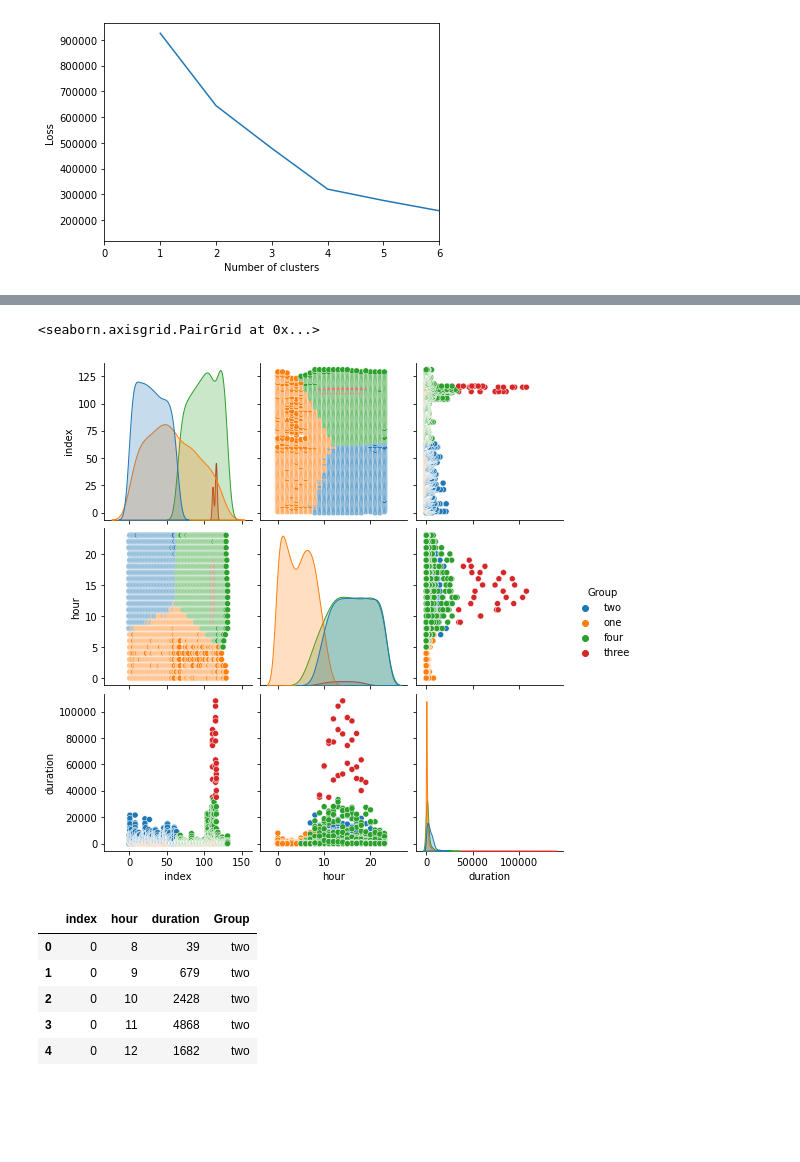
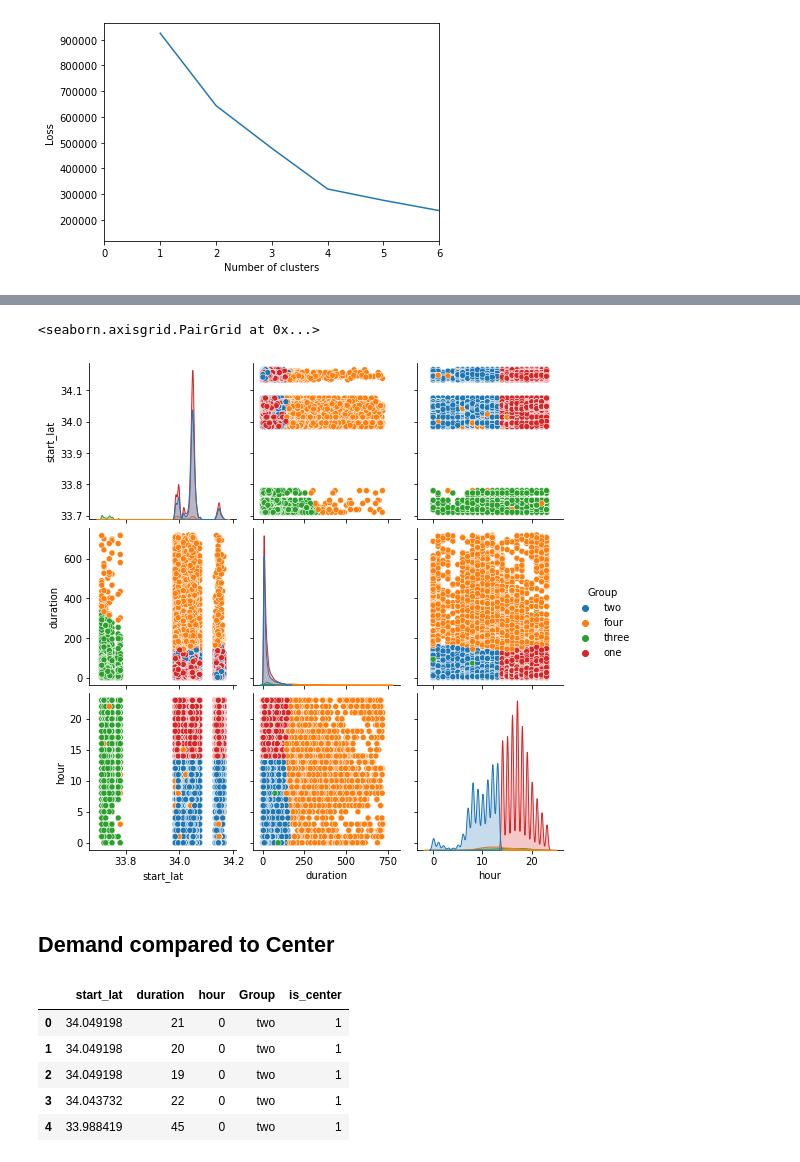
Before and after one commit to mschwa1010/AA_2022-23_Team_8, a Jupyter notebook: Clustering.ipynb, the cells around one changed output, grey strips where cells are left out. Saved outputs shown, nothing was run; the diff lists cells and outputs as text; code cells hidden in the pictures; blank space fills up the shorter version.

```diff
--- a/Clustering.ipynb
+++ b/Clustering.ipynb
@@ -264,18 +230,23 @@ array([1, 1, 1, ..., 3, 3, 3], dtype=int32)
 # %%
 numbers = [ "one", "two", "three", "four"]
 
-feature_set["Group"] = two_means.predict(X_scaled)
-feature_set["Group"] = feature_set["Group"].apply(lambda x: numbers[x])
-sns.pairplot(data=feature_set, hue="Group")
+feature_set2["Group"] = two_means.predict(X_scaled)
+feature_set2["Group"] = feature_set2["Group"].apply(lambda x: numbers[x])
-# %% [output]
-<seaborn.axisgrid.PairGrid at 0x...>
-[figure, removed]
-# %%
-feature_set.head()
-# %% [output]
-|  | index | hour | duration | Group |
-| 0 | 0 | 8 | 39 | two |
-| 1 | 0 | 9 | 679 | two |
-| 2 | 0 | 10 | 2428 | two |
-| 3 | 0 | 11 | 4868 | two |
-| 4 | 0 | 12 | 1682 | two |
+# %%
+sns.pairplot(data=feature_set2, hue="Group")
+# %% [output]
+<seaborn.axisgrid.PairGrid at 0x...>
+[figure, added]
+# %% [markdown]
+## Demand compared to Center
+# %%
+feature_set2["is_center"]= feature_set2["start_lat"]
+feature_set2["is_center"]= feature_set2["is_center"].apply(lambda x: 1 if x<34.15 and x>33.9 else 0)
+feature_set2.head()
+# %% [output]
+|  | start_lat | duration | hour | Group | is_center |
+| 0 | 34.049198 | 21 | 0 | two | 1 |
+| 1 | 34.049198 | 20 | 0 | two | 1 |
+| 2 | 34.049198 | 19 | 0 | two | 1 |
+| 3 | 34.043732 | 22 | 0 | two | 1 |
+| 4 | 33.988419 | 45 | 0 | two | 1 |
```
Also changed, not shown: parts of 34 cells of this notebook, 2 other files.
